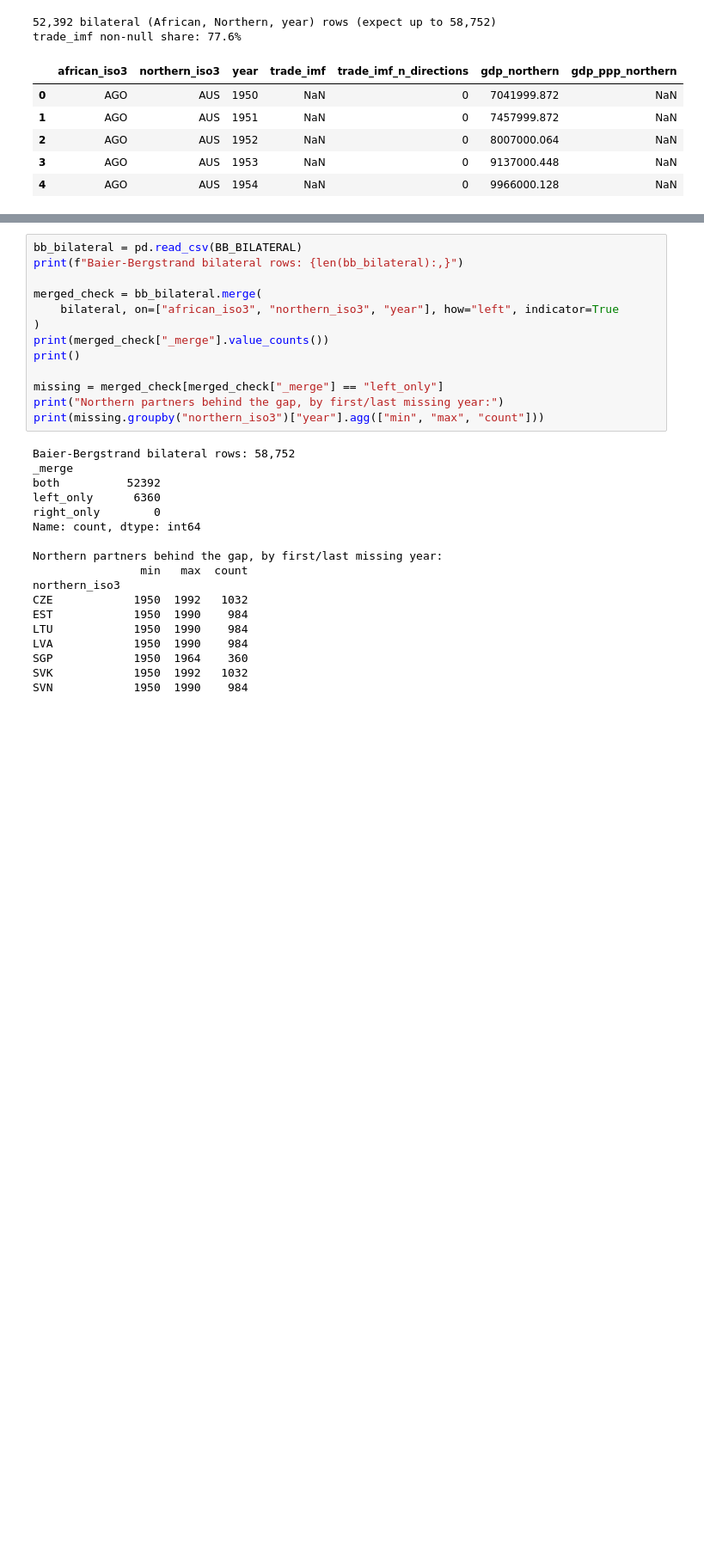
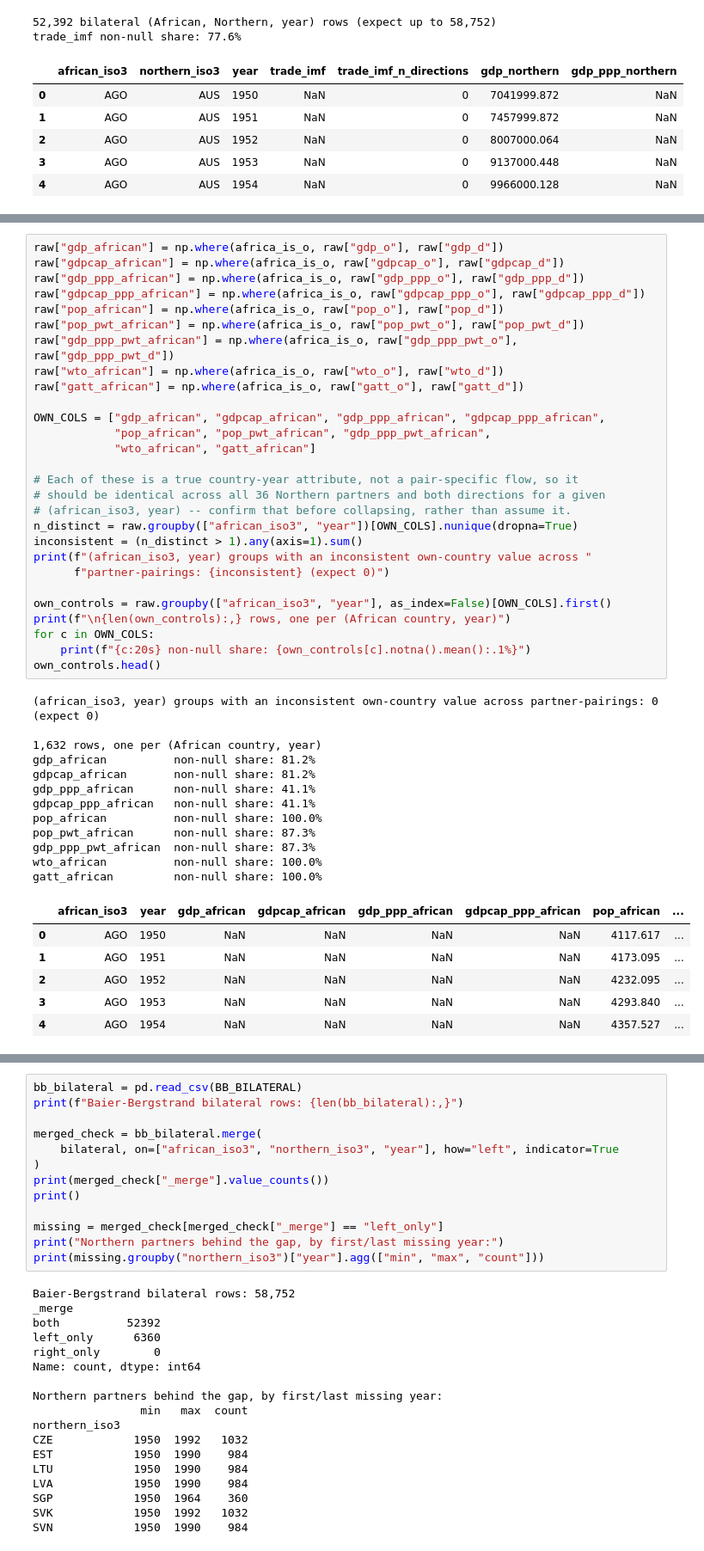
Before and after one commit to Wedaga/Trade-agreements-and-productivity, a Jupyter notebook: notebooks/02_clean_cepii_gravity.ipynb, the cells around one changed output, grey strips where cells are left out. Shown at 86% size. Cells and saved outputs as stored; diff of their text form; blank space fills up the shorter version.

```diff
--- a/notebooks/02_clean_cepii_gravity.ipynb
+++ b/notebooks/02_clean_cepii_gravity.ipynb
@@ -277 +301,48 @@ trade_imf non-null share: 77.6%
+# %%
+raw["gdp_african"] = np.where(africa_is_o, raw["gdp_o"], raw["gdp_d"])
+raw["gdpcap_african"] = np.where(africa_is_o, raw["gdpcap_o"], raw["gdpcap_d"])
+raw["gdp_ppp_african"] = np.where(africa_is_o, raw["gdp_ppp_o"], raw["gdp_ppp_d"])
+raw["gdpcap_ppp_african"] = np.where(africa_is_o, raw["gdpcap_ppp_o"], raw["gdpcap_ppp_d"])
+raw["pop_african"] = np.where(africa_is_o, raw["pop_o"], raw["pop_d"])
+raw["pop_pwt_african"] = np.where(africa_is_o, raw["pop_pwt_o"], raw["pop_pwt_d"])
+raw["gdp_ppp_pwt_african"] = np.where(africa_is_o, raw["gdp_ppp_pwt_o"], raw["gdp_ppp_pwt_d"])
+raw["wto_african"] = np.where(africa_is_o, raw["wto_o"], raw["wto_d"])
+raw["gatt_african"] = np.where(africa_is_o, raw["gatt_o"], raw["gatt_d"])
+
+OWN_COLS = ["gdp_african", "gdpcap_african", "gdp_ppp_african", "gdpcap_ppp_african",
+            "pop_african", "pop_pwt_african", "gdp_ppp_pwt_african",
+            "wto_african", "gatt_african"]
+
+# Each of these is a true country-year attribute, not a pair-specific flow, so it
+# should be identical across all 36 Northern partners and both directions for a given
+# (african_iso3, year) -- confirm that before collapsing, rather than assume it.
+n_distinct = raw.groupby(["african_iso3", "year"])[OWN_COLS].nunique(dropna=True)
+inconsistent = (n_distinct > 1).any(axis=1).sum()
+print(f"(african_iso3, year) groups with an inconsistent own-country value across "
+      f"partner-pairings: {inconsistent} (expect 0)")
+
+own_controls = raw.groupby(["african_iso3", "year"], as_index=False)[OWN_COLS].first()
+print(f"\n{len(own_controls):,} rows, one per (African country, year)")
+for c in OWN_COLS:
+    print(f"{c:20s} non-null share: {own_controls[c].notna().mean():.1%}")
+own_controls.head()
+# %% [output]
+(african_iso3, year) groups with an inconsistent own-country value across partner-pairings: 0 (expect 0)
+
+1,632 rows, one per (African country, year)
+gdp_african          non-null share: 81.2%
+gdpcap_african       non-null share: 81.2%
+gdp_ppp_african      non-null share: 41.1%
+gdpcap_ppp_african   non-null share: 41.1%
+pop_african          non-null share: 100.0%
+pop_pwt_african      non-null share: 87.3%
+gdp_ppp_pwt_african  non-null share: 87.3%
+wto_african          non-null share: 100.0%
+gatt_african         non-null share: 100.0%
+|  | african_iso3 | year | gdp_african | gdpcap_african | gdp_ppp_african | gdpcap_ppp_african | pop_african | ... |
+| 0 | AGO | 1950 | NaN | NaN | NaN | NaN | 4117.617 | ... |
+| 1 | AGO | 1951 | NaN | NaN | NaN | NaN | 4173.095 | ... |
+| 2 | AGO | 1952 | NaN | NaN | NaN | NaN | 4232.095 | ... |
+| 3 | AGO | 1953 | NaN | NaN | NaN | NaN | 4293.840 | ... |
+| 4 | AGO | 1954 | NaN | NaN | NaN | NaN | 4357.527 | ... |
 # %% [markdown]
```
Also changed, not shown: parts of 10 cells of this notebook, 4 other files.
